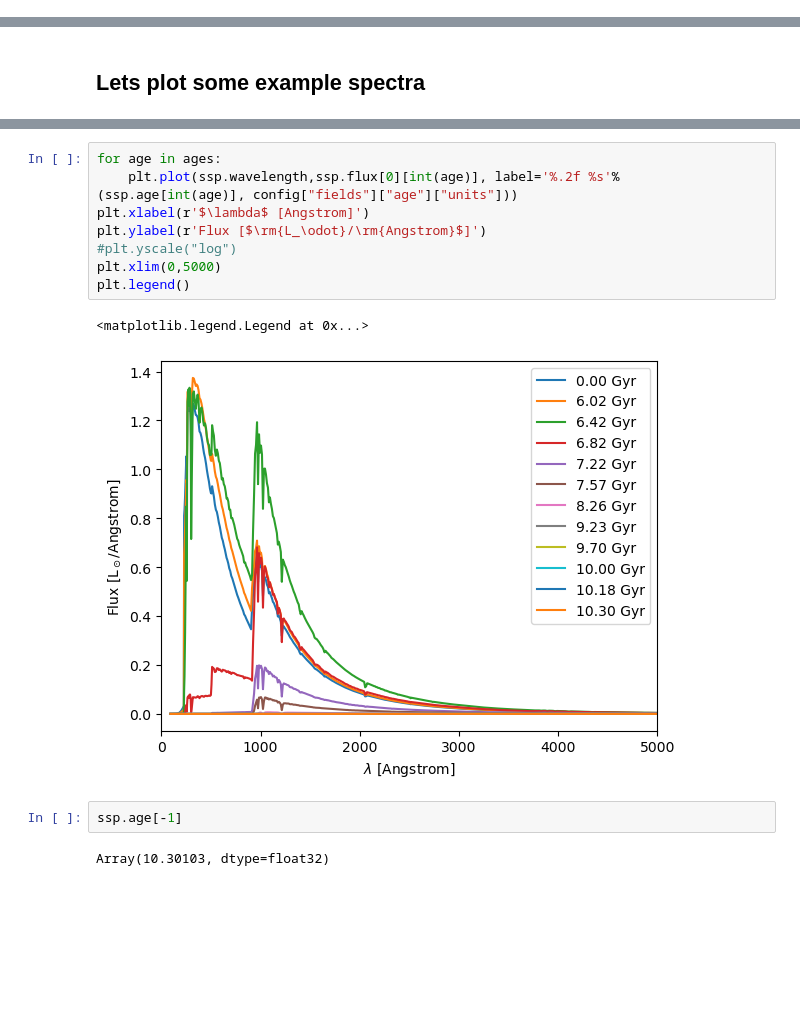
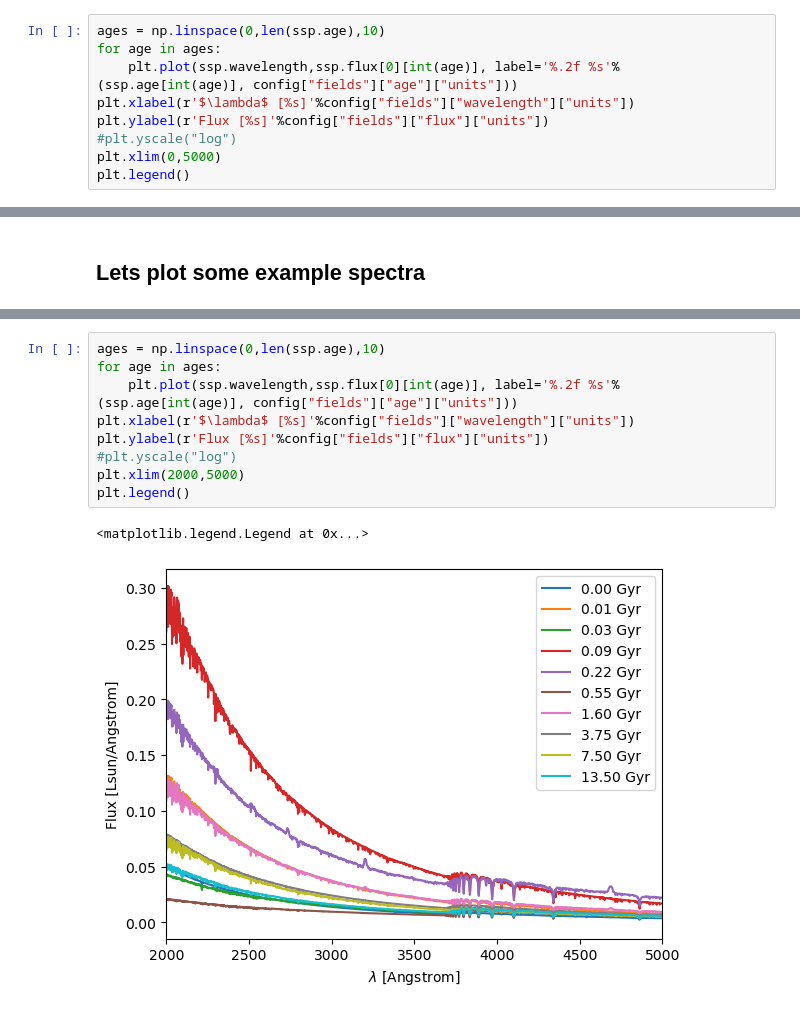
Before and after one commit to ufuk-cakir/rubix, a Jupyter notebook: notebooks/ssp_template.ipynb, the cells around one changed output, grey strips where cells are left out. Saved outputs shown, nothing was run; the diff lists cells and outputs as text; blank space fills up the shorter version.

```diff
--- a/notebooks/ssp_template.ipynb
+++ b/notebooks/ssp_template.ipynb
@@ -85,0 +158,9 @@ ssp.flux.shape
+# %%
+ages = np.linspace(0,len(ssp.age),10)
+for age in ages:
+    plt.plot(ssp.wavelength,ssp.flux[0][int(age)], label='%.2f %s'%(ssp.age[int(age)], config["fields"]["age"]["units"]))
+plt.xlabel(r'$\lambda$ [%s]'%config["fields"]["wavelength"]["units"])
+plt.ylabel(r'Flux [%s]'%config["fields"]["flux"]["units"])
+#plt.yscale("log")
+plt.xlim(0,5000)
+plt.legend()
@@ -197,15 +277,12 @@ array([  0.,  20.,  40.,  60.,  80., 100., 120., 140., 160., 180., 200.,
 # %%
+ages = np.linspace(0,len(ssp.age),10)
 for age in ages:
     plt.plot(ssp.wavelength,ssp.flux[0][int(age)], label='%.2f %s'%(ssp.age[int(age)], config["fields"]["age"]["units"]))
-plt.xlabel(r'$\lambda$ [Angstrom]')
-plt.ylabel(r'Flux [$\rm{L_\odot}/\rm{Angstrom}$]')
+plt.xlabel(r'$\lambda$ [%s]'%config["fields"]["wavelength"]["units"])
+plt.ylabel(r'Flux [%s]'%config["fields"]["flux"]["units"])
 #plt.yscale("log")
-plt.xlim(0,5000)
+plt.xlim(2000,5000)
 plt.legend()
 # %% [output]
 <matplotlib.legend.Legend at 0x...>
-[figure, old version]
+[figure, new version]
-# %%
-ssp.age[-1]
-# %% [output]
-Array(10.30103, dtype=float32)
```
Also changed, not shown: parts of 17 cells of this notebook.
